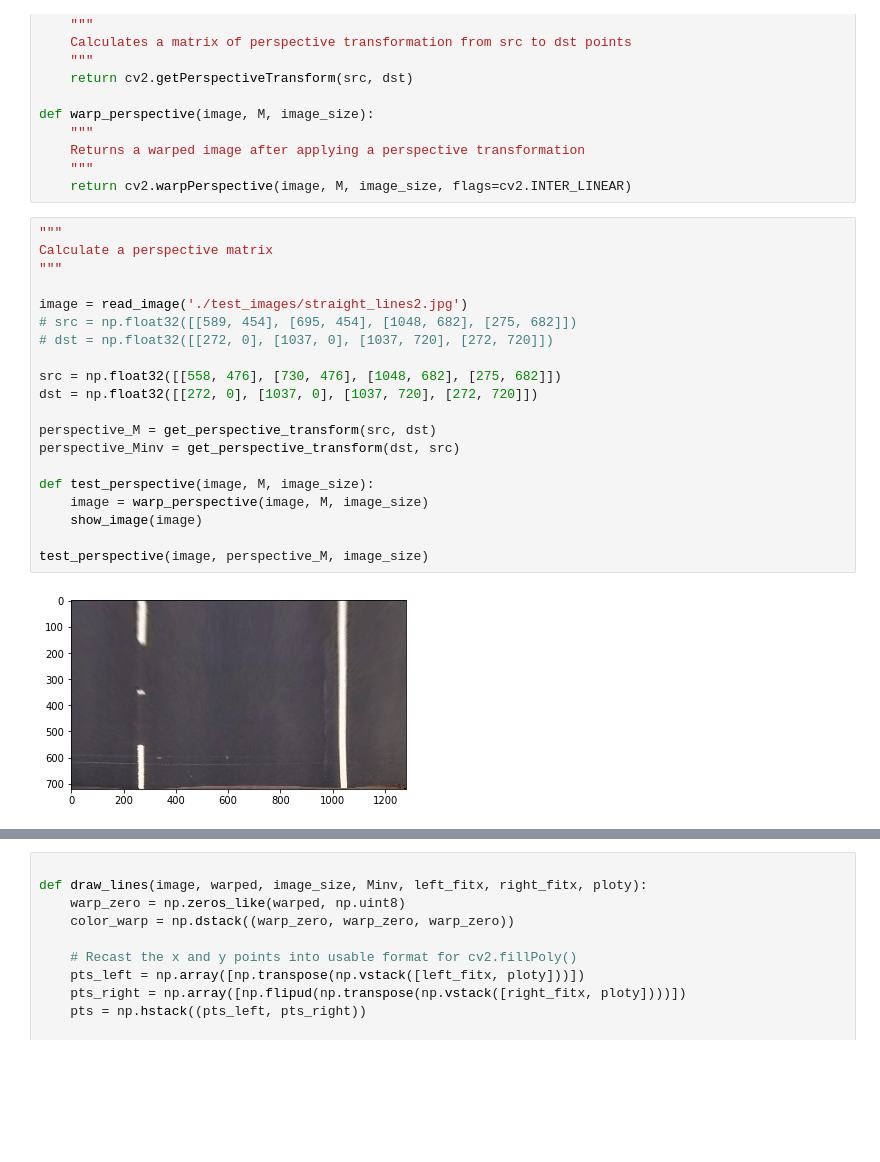
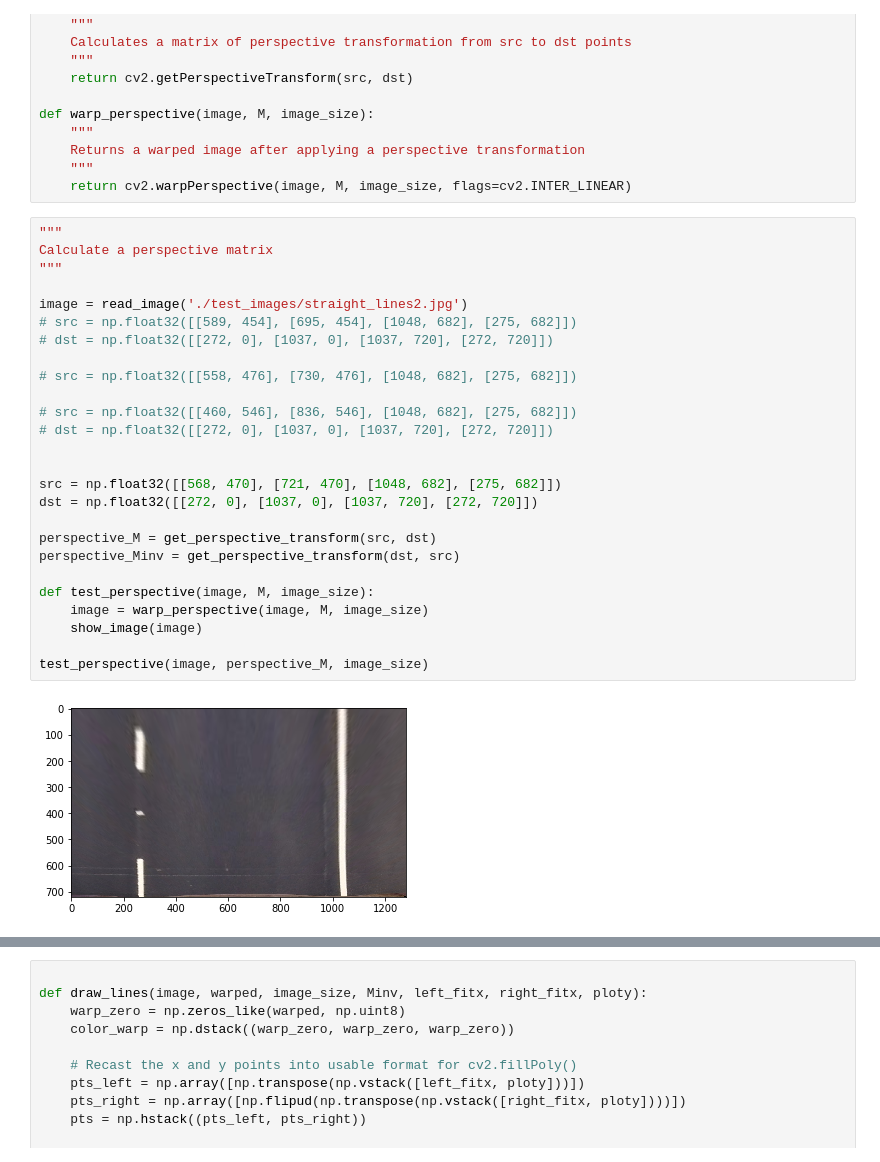
Before and after one commit to artxj/CarND-Advanced-Lane-Lines, a Jupyter notebook: lane_finder.ipynb, the cells around one changed output, grey strips where cells are left out. Saved outputs shown, nothing was run; the diff lists cells and outputs as text; blank space fills up the shorter version.

```diff
--- a/lane_finder.ipynb
+++ b/lane_finder.ipynb
@@ -284,25 +328,31 @@ def warp_perspective(image, M, image_size):
 # %%
 """
 Calculate a perspective matrix
 """
 
 image = read_image('./test_images/straight_lines2.jpg')
 # src = np.float32([[589, 454], [695, 454], [1048, 682], [275, 682]])
 # dst = np.float32([[272, 0], [1037, 0], [1037, 720], [272, 720]])
 
-src = np.float32([[558, 476], [730, 476], [1048, 682], [275, 682]])
+# src = np.float32([[558, 476], [730, 476], [1048, 682], [275, 682]])
+
+# src = np.float32([[460, 546], [836, 546], [1048, 682], [275, 682]])
+# dst = np.float32([[272, 0], [1037, 0], [1037, 720], [272, 720]])
+
+
+src = np.float32([[568, 470], [721, 470], [1048, 682], [275, 682]])
 dst = np.float32([[272, 0], [1037, 0], [1037, 720], [272, 720]])
 
 perspective_M = get_perspective_transform(src, dst)
 perspective_Minv = get_perspective_transform(dst, src)
 
 def test_perspective(image, M, image_size):
     image = warp_perspective(image, M, image_size)
     show_image(image)
 
 test_perspective(image, perspective_M, image_size)
 # %% [output]
-[figure, old version]
+[figure, new version]
 # %%
 
 image = read_image('./test_images/straight_lines2.jpg')
```
Also changed, not shown: parts of 14 cells of this notebook.
